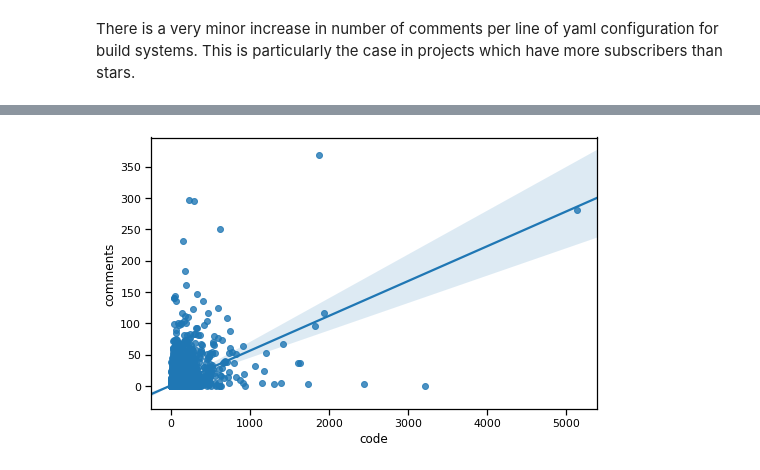
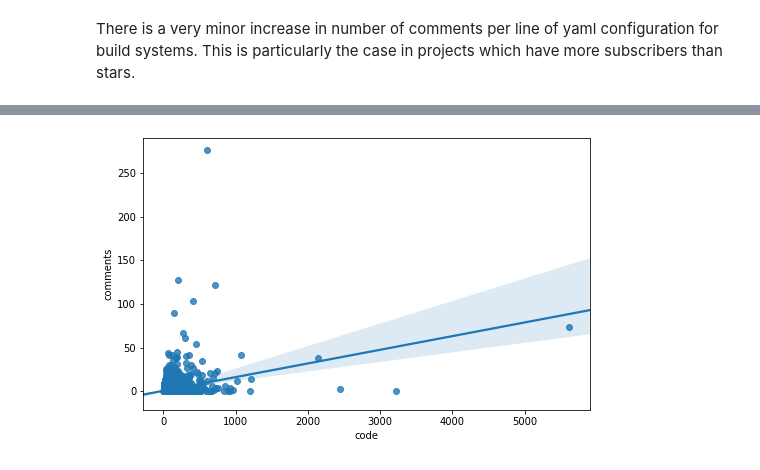
Before and after one commit to JosephLing/scraperGithub, a Jupyter notebook: src/nb_commentsv2.ipynb, the cells around one changed output, grey strips where cells are left out. Saved outputs shown, nothing was run; the diff lists cells and outputs as text; code cells hidden in the pictures.

```diff
--- a/src/nb_commentsv2.ipynb
+++ b/src/nb_commentsv2.ipynb
@@ -10,7 +10,7 @@ dtypes = {"comments":int, "blank_lines":int, "code":int, "config":str,
           "yaml_encoding_error":str, "code_with_comments":int, "lines":int, "percentage":float, "stars":int, "sub":int, "data":str, "id":int}
 # csvfiledata = csvReader.readfile("yaml threaded.csv", fields=FIELDS)
 # %%
-df = pd.read_csv("yaml threaded.csv", dtype=dtypes)
+df = pd.read_csv("yaml threaded1.csv", dtype=dtypes)
 # %%
 df.head(5)
 # %% [output]
@@ -220,5 +131,5 @@ dataset.describe()
 # %%
 plt.figure(figsize=(8, 5))
-sns.regplot(x="code", y="comments", data=dataset);
+sns.regplot(x="code", y="comments", data=df);
 # %% [output]
-[figure, old version]
+[figure, new version]
```
Also changed, not shown: parts of 49 cells of this notebook, 4 other files.
